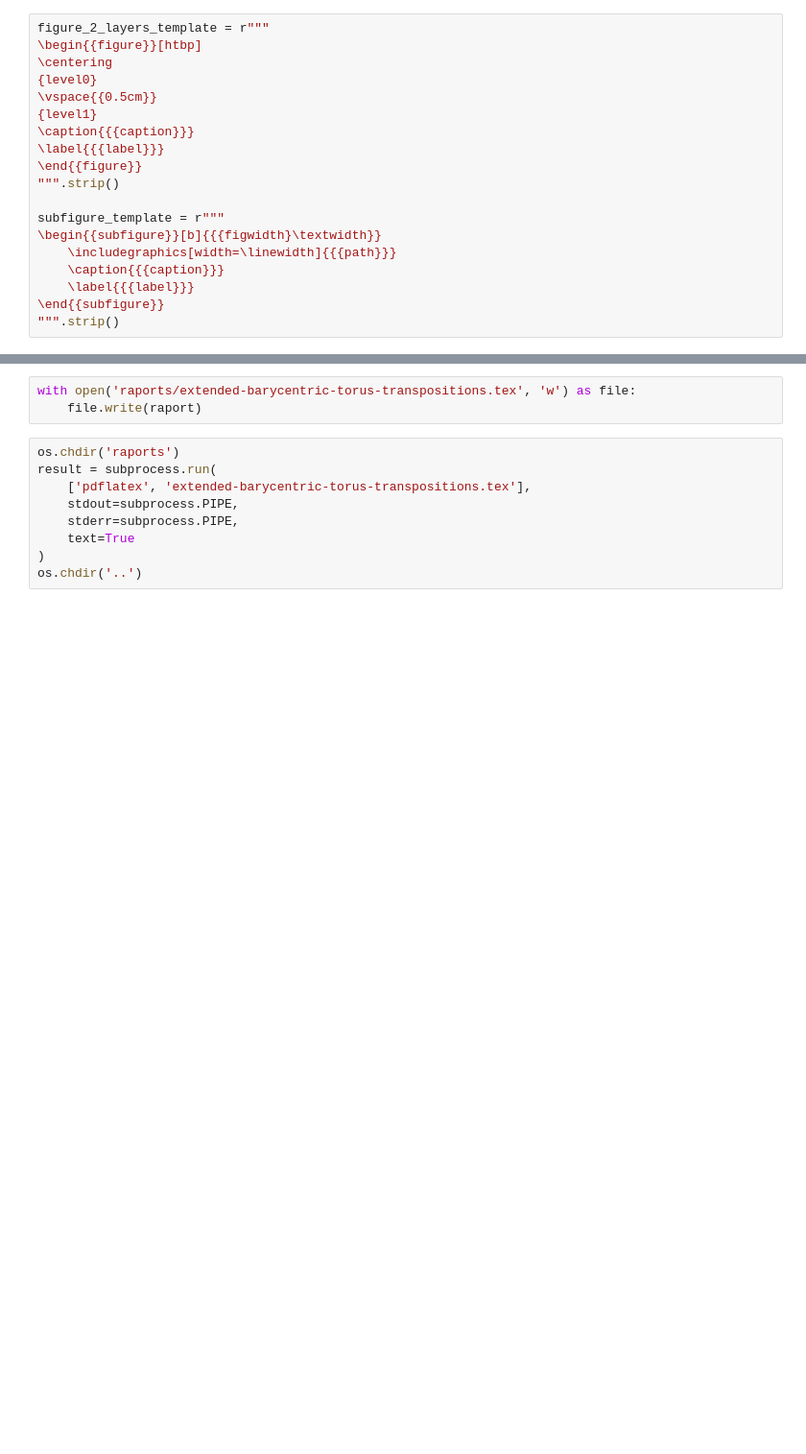
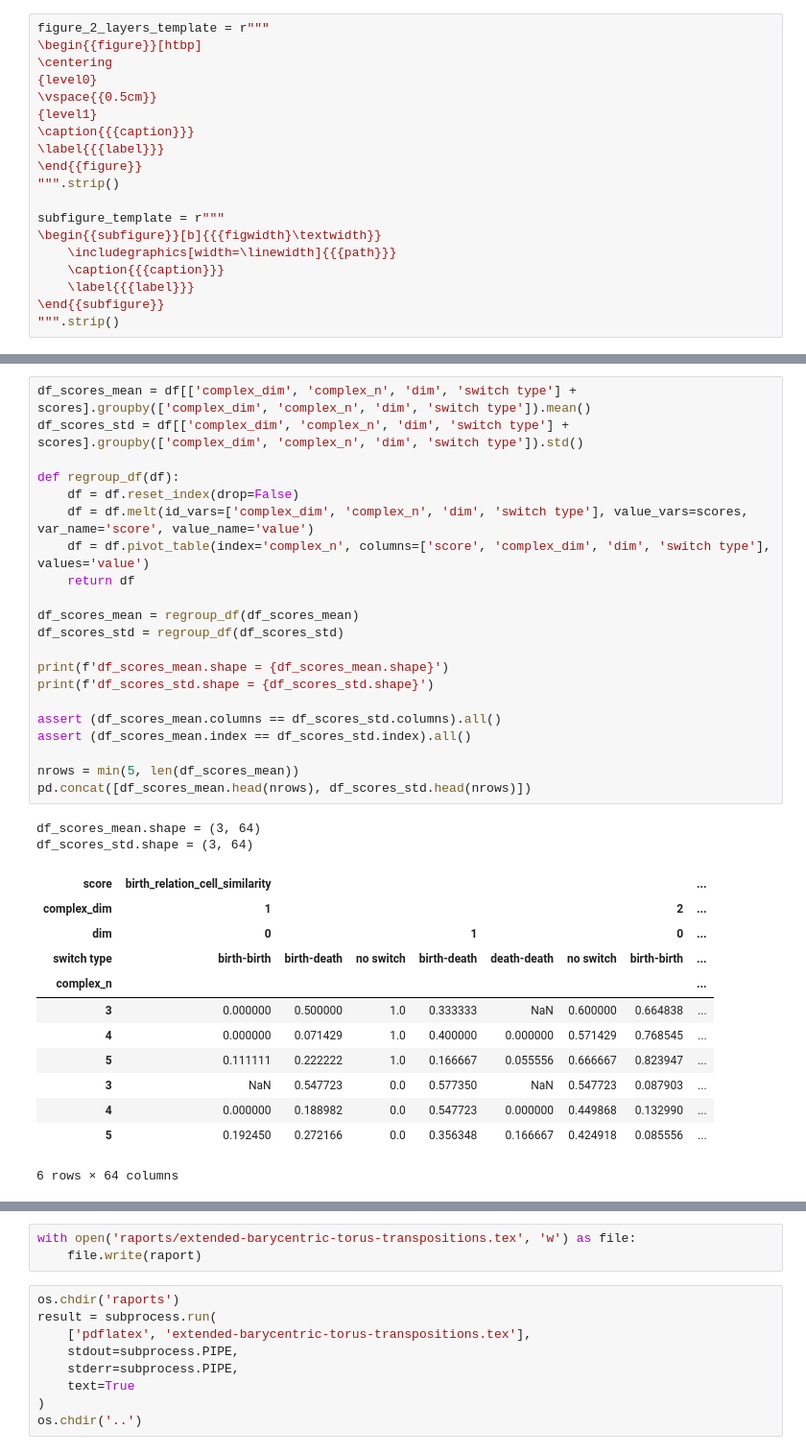
Before and after one commit to zimfv/depth-poset, a Jupyter notebook: notebooks/Analyze Transpositions between Extended Barycentric Cubical Toruses.ipynb, the cells around one changed output, grey strips where cells are left out. Shown: that part at 96% size. Drawn from its saved outputs; the diff is of its cells as text; blank space fills up the shorter version.

```diff
--- a/notebooks/Analyze Transpositions between Extended Barycentric Cubical Toruses.ipynb
+++ b/notebooks/Analyze Transpositions between Extended Barycentric Cubical Toruses.ipynb
@@ -316,0 +372,36 @@ switch_type_distributions_ltx = '\n\n'.join(switch_type_distributions_ltx)
+# %%
+df_scores_mean = df[['complex_dim', 'complex_n', 'dim', 'switch type'] + scores].groupby(['complex_dim', 'complex_n', 'dim', 'switch type']).mean()
+df_scores_std = df[['complex_dim', 'complex_n', 'dim', 'switch type'] + scores].groupby(['complex_dim', 'complex_n', 'dim', 'switch type']).std()
+
+def regroup_df(df):
+    df = df.reset_index(drop=False)
+    df = df.melt(id_vars=['complex_dim', 'complex_n', 'dim', 'switch type'], value_vars=scores, var_name='score', value_name='value')
+    df = df.pivot_table(index='complex_n', columns=['score', 'complex_dim', 'dim', 'switch type'], values='value')
+    return df
+
+df_scores_mean = regroup_df(df_scores_mean)
+df_scores_std = regroup_df(df_scores_std)
+
+print(f'df_scores_mean.shape = {df_scores_mean.shape}')
+print(f'df_scores_std.shape = {df_scores_std.shape}')
+
+assert (df_scores_mean.columns == df_scores_std.columns).all()
+assert (df_scores_mean.index == df_scores_std.index).all()
+
+nrows = min(5, len(df_scores_mean))
+pd.concat([df_scores_mean.head(nrows), df_scores_std.head(nrows)])
+# %% [output]
+df_scores_mean.shape = (3, 64)
+df_scores_std.shape = (3, 64)
+| score | birth_relation_cell_similarity |  |  |  |  |  |  | ... |
+| complex_dim | 1 |  |  |  |  |  | 2 | ... |
+| dim | 0 |  |  | 1 |  |  | 0 | ... |
+| switch type | birth-birth | birth-death | no switch | birth-death | death-death | no switch | birth-birth | ... |
+| complex_n |  |  |  |  |  |  |  | ... |
+| 3 | 0.000000 | 0.500000 | 1.0 | 0.333333 | NaN | 0.600000 | 0.664838 | ... |
+| 4 | 0.000000 | 0.071429 | 1.0 | 0.400000 | 0.000000 | 0.571429 | 0.768545 | ... |
+| 5 | 0.111111 | 0.222222 | 1.0 | 0.166667 | 0.055556 | 0.666667 | 0.823947 | ... |
+| 3 | NaN | 0.547723 | 0.0 | 0.577350 | NaN | 0.547723 | 0.087903 | ... |
+| 4 | 0.000000 | 0.188982 | 0.0 | 0.547723 | 0.000000 | 0.449868 | 0.132990 | ... |
+| 5 | 0.192450 | 0.272166 | 0.0 | 0.356348 | 0.166667 | 0.424918 | 0.085556 | ... |
+6 rows × 64 columns
```
Also changed, not shown: parts of 26 cells of this notebook, 8 other files.
